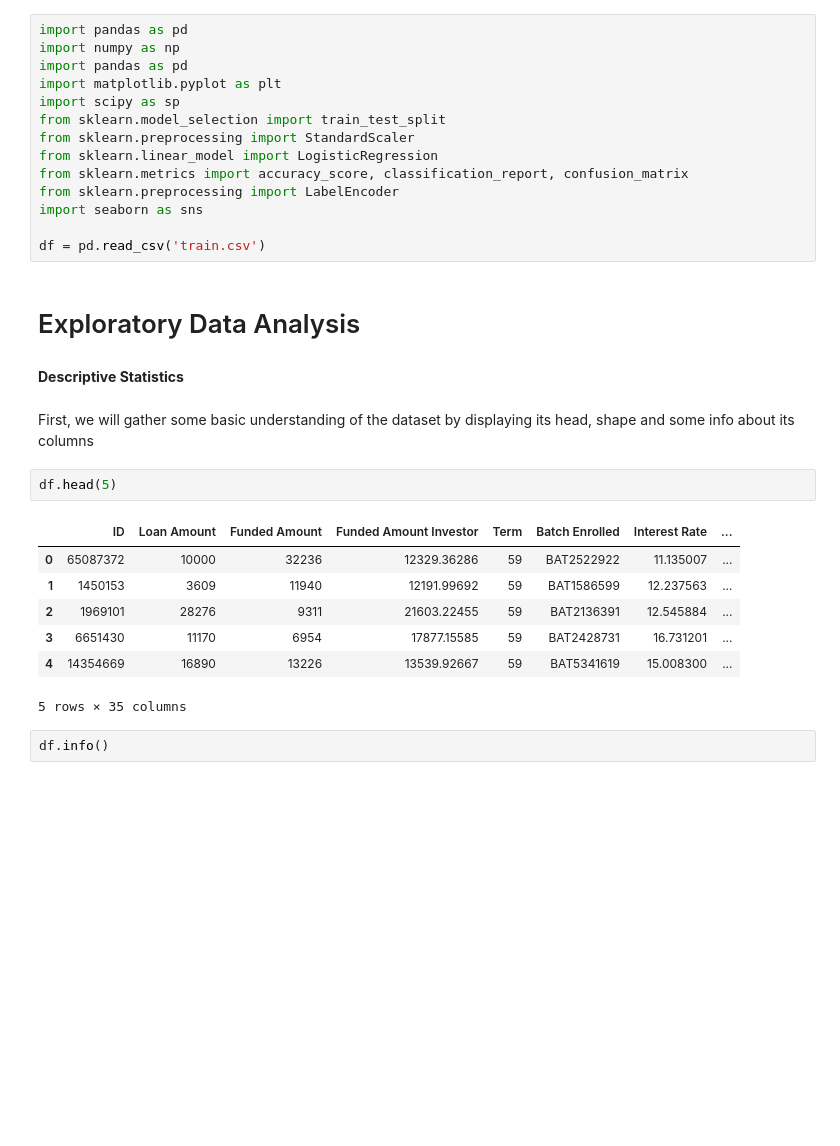
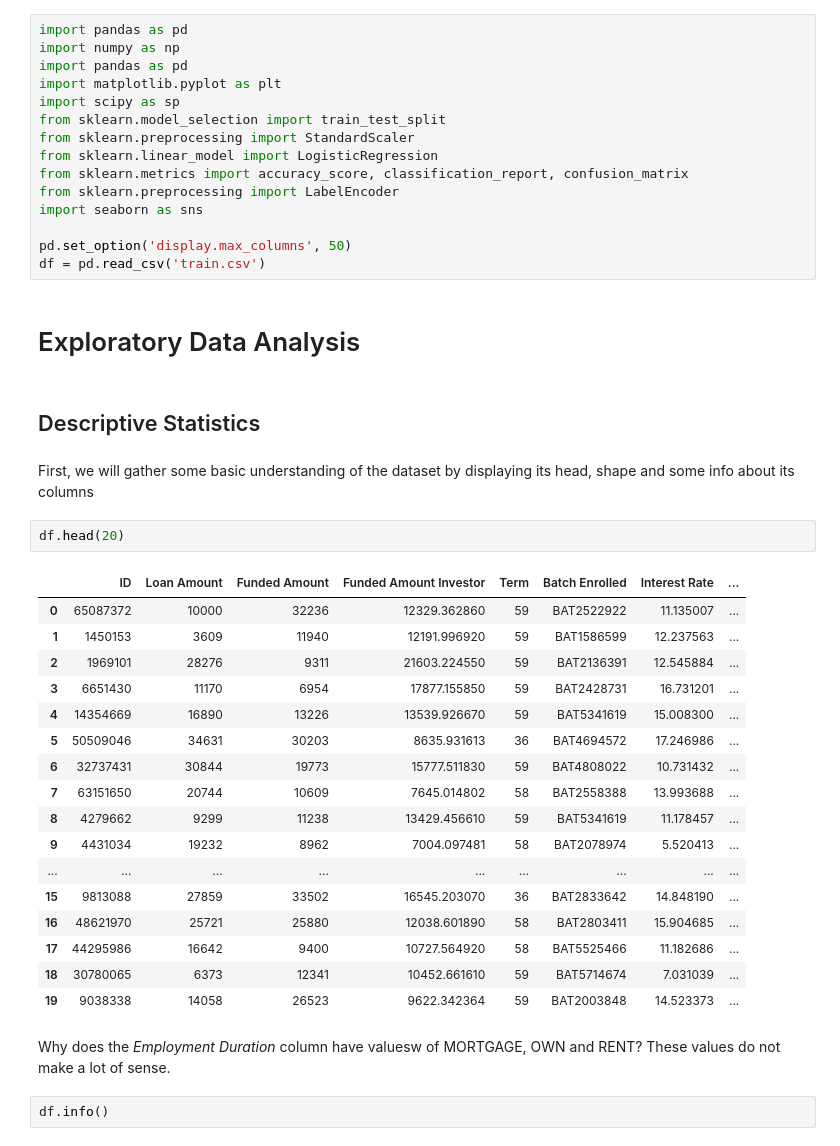
Before and after one commit to stepazel/BankDataAnalysis, a Jupyter notebook: Project.ipynb, the cells around one changed output. Saved outputs shown, nothing was run; the diff lists cells and outputs as text; blank space fills up the shorter version.

```diff
--- a/Project.ipynb
+++ b/Project.ipynb
@@ -11,23 +11,36 @@ from sklearn.metrics import accuracy_score, classification_report, confusion_mat
 from sklearn.preprocessing import LabelEncoder
 import seaborn as sns
 
+pd.set_option('display.max_columns', 50)
 df = pd.read_csv('train.csv')
 # %% [markdown]
 # Exploratory Data Analysis
-# %% [markdown]
-__Descriptive Statistics__
+# %% [markdown]
+## Descriptive Statistics
 # %% [markdown]
 First, we will gather some basic understanding of the dataset by displaying its head, shape and some info about its columns
 # %%
-df.head(5)
+df.head(20)
 # %% [output]
 |  | ID | Loan Amount | Funded Amount | Funded Amount Investor | Term | Batch Enrolled | Interest Rate | ... |
-| 0 | 65087372 | 10000 | 32236 | 12329.36286 | 59 | BAT2522922 | 11.135007 | ... |
-| 1 | 1450153 | 3609 | 11940 | 12191.99692 | 59 | BAT1586599 | 12.237563 | ... |
-| 2 | 1969101 | 28276 | 9311 | 21603.22455 | 59 | BAT2136391 | 12.545884 | ... |
-| 3 | 6651430 | 11170 | 6954 | 17877.15585 | 59 | BAT2428731 | 16.731201 | ... |
-| 4 | 14354669 | 16890 | 13226 | 13539.92667 | 59 | BAT5341619 | 15.008300 | ... |
+| 0 | 65087372 | 10000 | 32236 | 12329.362860 | 59 | BAT2522922 | 11.135007 | ... |
+| 1 | 1450153 | 3609 | 11940 | 12191.996920 | 59 | BAT1586599 | 12.237563 | ... |
+| 2 | 1969101 | 28276 | 9311 | 21603.224550 | 59 | BAT2136391 | 12.545884 | ... |
+| 3 | 6651430 | 11170 | 6954 | 17877.155850 | 59 | BAT2428731 | 16.731201 | ... |
+| 4 | 14354669 | 16890 | 13226 | 13539.926670 | 59 | BAT5341619 | 15.008300 | ... |
+| 5 | 50509046 | 34631 | 30203 | 8635.931613 | 36 | BAT4694572 | 17.246986 | ... |
+| 6 | 32737431 | 30844 | 19773 | 15777.511830 | 59 | BAT4808022 | 10.731432 | ... |
+| 7 | 63151650 | 20744 | 10609 | 7645.014802 | 58 | BAT2558388 | 13.993688 | ... |
+| 8 | 4279662 | 9299 | 11238 | 13429.456610 | 59 | BAT5341619 | 11.178457 | ... |
+| 9 | 4431034 | 19232 | 8962 | 7004.097481 | 58 | BAT2078974 | 5.520413 | ... |
+| ... | ... | ... | ... | ... | ... | ... | ... | ... |
+| 15 | 9813088 | 27859 | 33502 | 16545.203070 | 36 | BAT2833642 | 14.848190 | ... |
+| 16 | 48621970 | 25721 | 25880 | 12038.601890 | 58 | BAT2803411 | 15.904685 | ... |
+| 17 | 44295986 | 16642 | 9400 | 10727.564920 | 58 | BAT5525466 | 11.182686 | ... |
+| 18 | 30780065 | 6373 | 12341 | 10452.661610 | 59 | BAT5714674 | 7.031039 | ... |
+| 19 | 9038338 | 14058 | 26523 | 9622.342364 | 59 | BAT2003848 | 14.523373 | ... |
-5 rows × 35 columns
+# %% [markdown]
+Why does the _Employment Duration_ column have valuesw of MORTGAGE, OWN and RENT? These values do not make a lot of sense.
 # %%
 df.info()
 # %% [output]
```
Also changed, not shown: parts of 24 cells of this notebook.
